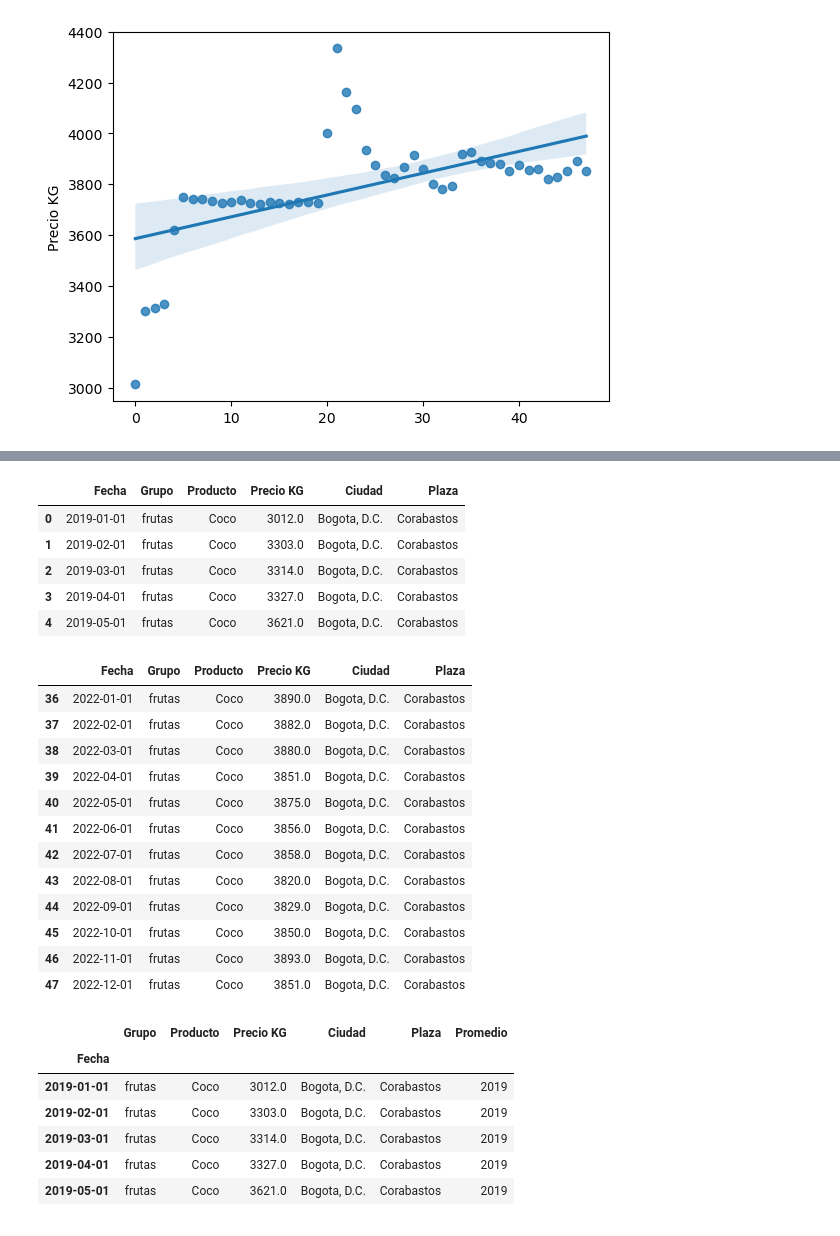
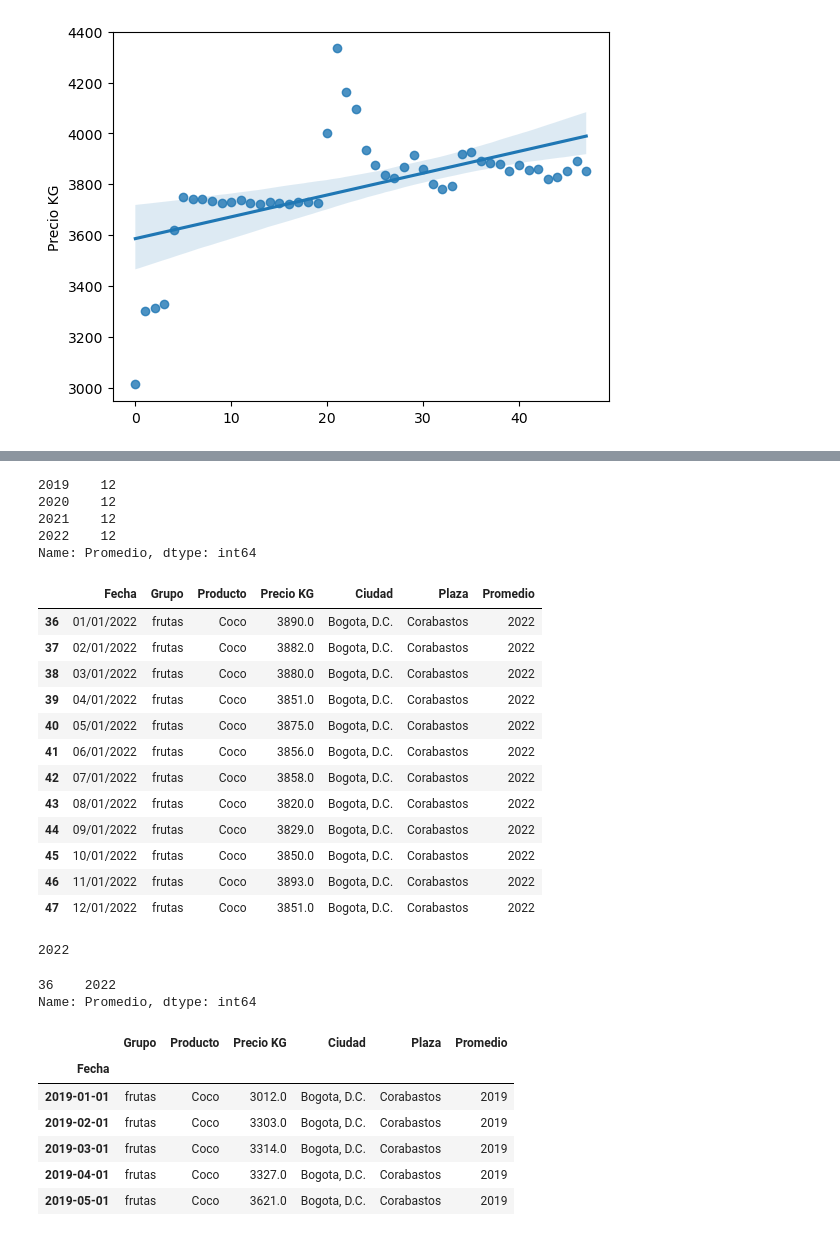
Before and after one commit to RioDeMilo/RETAIL-PRICES-COLOMBIA, a Jupyter notebook: IPC1823.ipynb, the cells around one changed output, grey strips where cells are left out. Drawn from its saved outputs; the diff is of its cells as text; code cells hidden in the pictures.

```diff
--- a/IPC1823.ipynb
+++ b/IPC1823.ipynb
@@ -584,6 +584,7 @@ plt.show()
 #Linear regression analysis for product and city
 # %%
 # here now i need to use a dict to plot the year insstead of the number of every index
+dflin = dfpc.reset_index() # we reset the index to avoid the problem plotting a dataframe time
 sns.regplot(x=dflin.index, y=dflin['Precio KG'])
 # %% [output]
 <AxesSubplot:ylabel='Precio KG'>
@@ -601,31 +592,45 @@ dfpc.head()
-# %%
-dflin.head()
-# %% [output]
-|  | Fecha | Grupo | Producto | Precio KG | Ciudad | Plaza |
-| 0 | 2019-01-01 | frutas | Coco | 3012.0 | Bogota, D.C. | Corabastos |
-| 1 | 2019-02-01 | frutas | Coco | 3303.0 | Bogota, D.C. | Corabastos |
-| 2 | 2019-03-01 | frutas | Coco | 3314.0 | Bogota, D.C. | Corabastos |
-| 3 | 2019-04-01 | frutas | Coco | 3327.0 | Bogota, D.C. | Corabastos |
-| 4 | 2019-05-01 | frutas | Coco | 3621.0 | Bogota, D.C. | Corabastos |
+# %%
+dflin['Promedio'].value_counts()
+# %% [output]
+2019    12
+2020    12
+2021    12
+2022    12
+Name: Promedio, dtype: int64
 # %%
-# here with the index using the last 12 values of the month but this will work only with a unique value
+
 # if you have more cities or wholase centers you will not have the data of a year but only
 # the last 12 values of the data frame
-dflin.iloc[-12:,:]
+max_year = dflin['Promedio'].max()
+max_year_bolean = dflin['Promedio'] == max_year
+max_year_df = dflin[max_year_bolean] # this will give you the dataframe where you'll find the max year
+# with this we can plot a linear regresion line for the last year
+max_year_df
 # %% [output]
-|  | Fecha | Grupo | Producto | Precio KG | Ciudad | Plaza |
-| 36 | 2022-01-01 | frutas | Coco | 3890.0 | Bogota, D.C. | Corabastos |
-| 37 | 2022-02-01 | frutas | Coco | 3882.0 | Bogota, D.C. | Corabastos |
-| 38 | 2022-03-01 | frutas | Coco | 3880.0 | Bogota, D.C. | Corabastos |
-| 39 | 2022-04-01 | frutas | Coco | 3851.0 | Bogota, D.C. | Corabastos |
-| 40 | 2022-05-01 | frutas | Coco | 3875.0 | Bogota, D.C. | Corabastos |
-| 41 | 2022-06-01 | frutas | Coco | 3856.0 | Bogota, D.C. | Corabastos |
-| 42 | 2022-07-01 | frutas | Coco | 3858.0 | Bogota, D.C. | Corabastos |
-| 43 | 2022-08-01 | frutas | Coco | 3820.0 | Bogota, D.C. | Corabastos |
-| 44 | 2022-09-01 | frutas | Coco | 3829.0 | Bogota, D.C. | Corabastos |
-| 45 | 2022-10-01 | frutas | Coco | 3850.0 | Bogota, D.C. | Corabastos |
-| 46 | 2022-11-01 | frutas | Coco | 3893.0 | Bogota, D.C. | Corabastos |
-| 47 | 2022-12-01 | frutas | Coco | 3851.0 | Bogota, D.C. | Corabastos |
+|  | Fecha | Grupo | Producto | Precio KG | Ciudad | Plaza | Promedio |
+| 36 | 01/01/2022 | frutas | Coco | 3890.0 | Bogota, D.C. | Corabastos | 2022 |
+| 37 | 02/01/2022 | frutas | Coco | 3882.0 | Bogota, D.C. | Corabastos | 2022 |
+| 38 | 03/01/2022 | frutas | Coco | 3880.0 | Bogota, D.C. | Corabastos | 2022 |
+| 39 | 04/01/2022 | frutas | Coco | 3851.0 | Bogota, D.C. | Corabastos | 2022 |
+| 40 | 05/01/2022 | frutas | Coco | 3875.0 | Bogota, D.C. | Corabastos | 2022 |
+| 41 | 06/01/2022 | frutas | Coco | 3856.0 | Bogota, D.C. | Corabastos | 2022 |
+| 42 | 07/01/2022 | frutas | Coco | 3858.0 | Bogota, D.C. | Corabastos | 2022 |
+| 43 | 08/01/2022 | frutas | Coco | 3820.0 | Bogota, D.C. | Corabastos | 2022 |
+| 44 | 09/01/2022 | frutas | Coco | 3829.0 | Bogota, D.C. | Corabastos | 2022 |
+| 45 | 10/01/2022 | frutas | Coco | 3850.0 | Bogota, D.C. | Corabastos | 2022 |
+| 46 | 11/01/2022 | frutas | Coco | 3893.0 | Bogota, D.C. | Corabastos | 2022 |
+| 47 | 12/01/2022 | frutas | Coco | 3851.0 | Bogota, D.C. | Corabastos | 2022 |
+# %%
+max_year = dflin['Promedio'].max()
+max_year
+# %% [output]
+2022
+# %%
+x = (dflin['Promedio'].nlargest(1))
+x
+# %% [output]
+36    2022
+Name: Promedio, dtype: int64
 # %%
 prueba = dfpc
 prueba.head()
```
Also changed, not shown: parts of 5 cells of this notebook.
